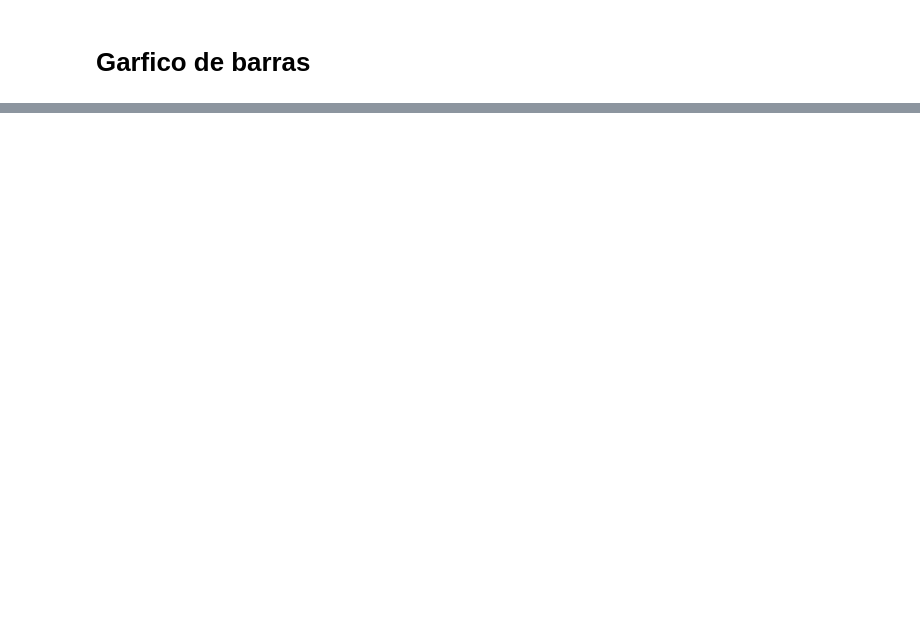
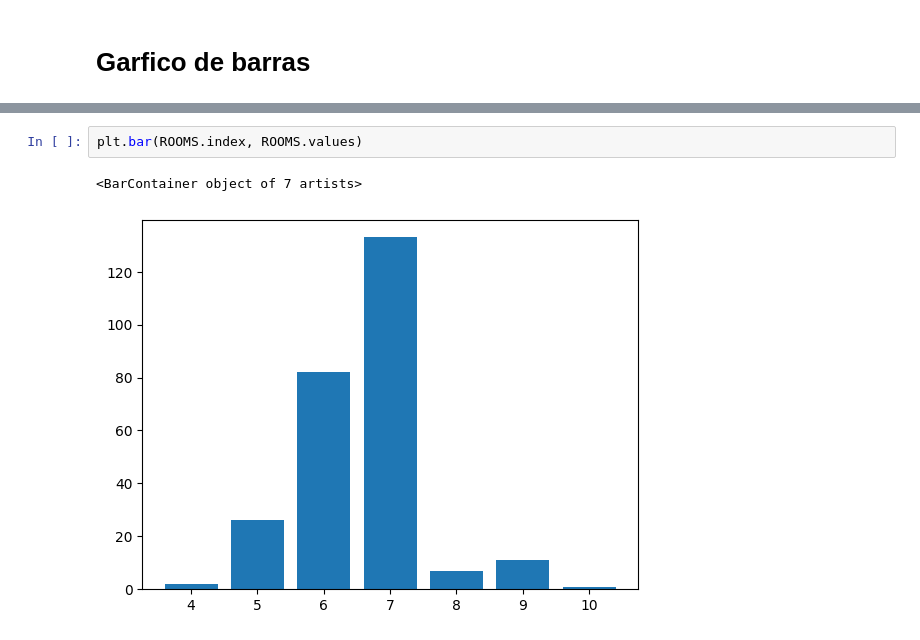
Before and after one commit to v1sstar/machine_learning_project, a Jupyter notebook: Punto2 (1).ipynb, the cells around one changed output, grey strips where cells are left out. Drawn from its saved outputs; the diff is of its cells as text; blank space fills up the shorter version.

```diff
--- a/Punto2 (1).ipynb
+++ b/Punto2 (1).ipynb
@@ -152,3 +152,8 @@ plt.bar(Year.index, Year.values)
+# %%
+plt.bar(ROOMS.index, ROOMS.values)
+# %% [output]
+<BarContainer object of 7 artists>
+[figure, added]
 # %%
 sns.barplot(x=Year.index, y=Year.values, palette="viridis")
 # %% [output]
```
Also changed, not shown: parts of 38 cells of this notebook.
